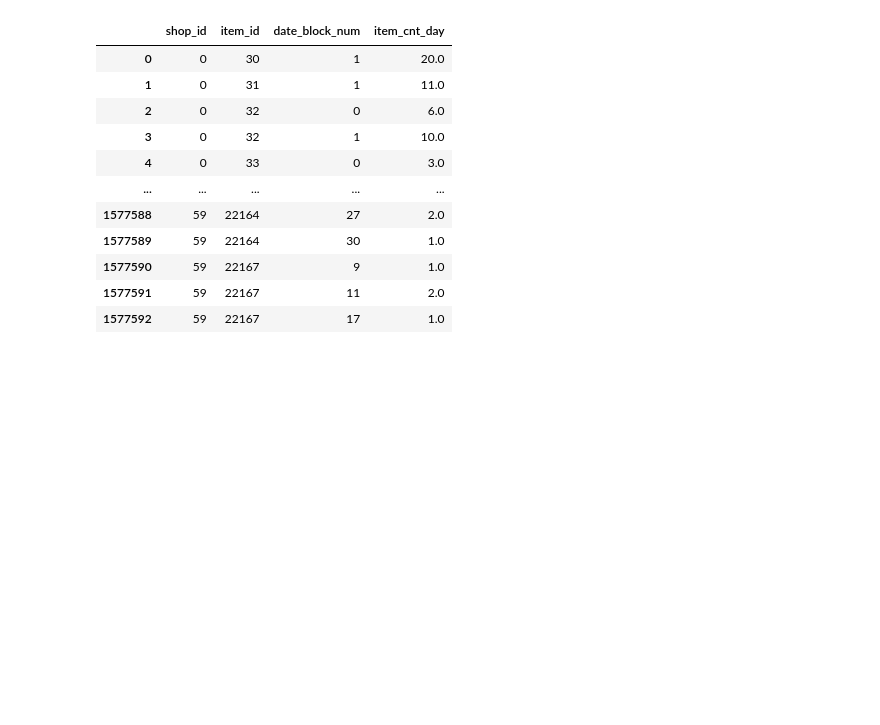
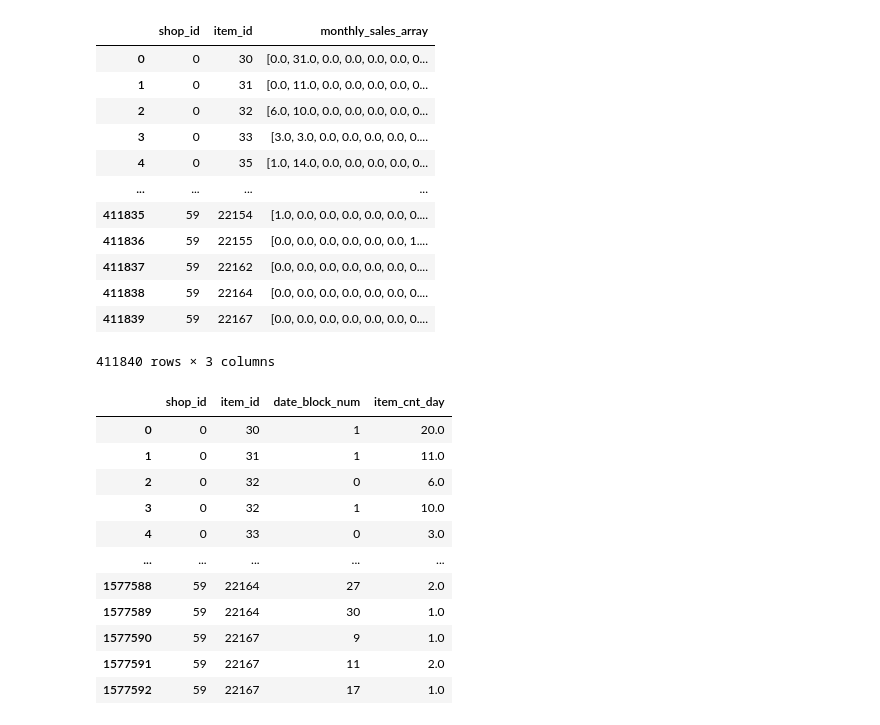
Before and after one commit to milymilek/sales-forecasting, a Jupyter notebook: notebooks/data_processing.ipynb, the cells around one changed output. Drawn from its saved outputs; the diff is of its cells as text; code cells hidden in the pictures; blank space fills up the shorter version.

```diff
--- a/notebooks/data_processing.ipynb
+++ b/notebooks/data_processing.ipynb
@@ -65,6 +76,41 @@ df_train
+# %%
+TIME_SEQUENCE_LEN = df_train['date_block_num'].max()
+# %%
+def create_time_sequence_vectors(x: pd.DataFrame, maxlen: int) -> np.ndarray:
+    v = np.zeros(maxlen)
+    v[x['date_block_num'].values] = x['item_cnt_day'].values
+
+    return v
+
+def transform_data_to_features(df: pd.DataFrame) -> pd.DataFrame:
+    max_month = df['date_block_num'].max()
+    df_x, df_y = df[df['date_block_num'] != max_month], df[df['date_block_num'] == max_month]
+    df_x_monthly = df_x.groupby(["shop_id", "item_id", "date_block_num"])['item_cnt_day'].sum().reset_index()
+    df_x_monthly_series = df_x_monthly.groupby(["shop_id", "item_id"]) \
+        .apply(create_time_sequence_vectors, maxlen=TIME_SEQUENCE_LEN) \
+        .reset_index() \
+        .rename(columns={0: 'monthly_sales_array'}, inplace=False)
+
+    return df_x_monthly_series
 # %%
 df_train_monthly = df_train.groupby(["shop_id", "item_id", "date_block_num"])['item_cnt_day'].sum().reset_index()
 df_train_monthly['item_cnt_day'] = df_train_monthly['item_cnt_day'].clip(0, 20)
+# %%
+transform_data_to_features(df_train)
+# %% [output]
+|  | shop_id | item_id | monthly_sales_array |
+| 0 | 0 | 30 | [0.0, 31.0, 0.0, 0.0, 0.0, 0.0, 0... |
+| 1 | 0 | 31 | [0.0, 11.0, 0.0, 0.0, 0.0, 0.0, 0... |
+| 2 | 0 | 32 | [6.0, 10.0, 0.0, 0.0, 0.0, 0.0, 0... |
+| 3 | 0 | 33 | [3.0, 3.0, 0.0, 0.0, 0.0, 0.0, 0.... |
+| 4 | 0 | 35 | [1.0, 14.0, 0.0, 0.0, 0.0, 0.0, 0... |
+| ... | ... | ... | ... |
+| 411835 | 59 | 22154 | [1.0, 0.0, 0.0, 0.0, 0.0, 0.0, 0.... |
+| 411836 | 59 | 22155 | [0.0, 0.0, 0.0, 0.0, 0.0, 0.0, 1.... |
+| 411837 | 59 | 22162 | [0.0, 0.0, 0.0, 0.0, 0.0, 0.0, 0.... |
+| 411838 | 59 | 22164 | [0.0, 0.0, 0.0, 0.0, 0.0, 0.0, 0.... |
+| 411839 | 59 | 22167 | [0.0, 0.0, 0.0, 0.0, 0.0, 0.0, 0.... |
+411840 rows × 3 columns
 # %%
 df_train_monthly
 # %% [output]
```
Also changed, not shown: parts of 27 cells of this notebook, 4 other files.
